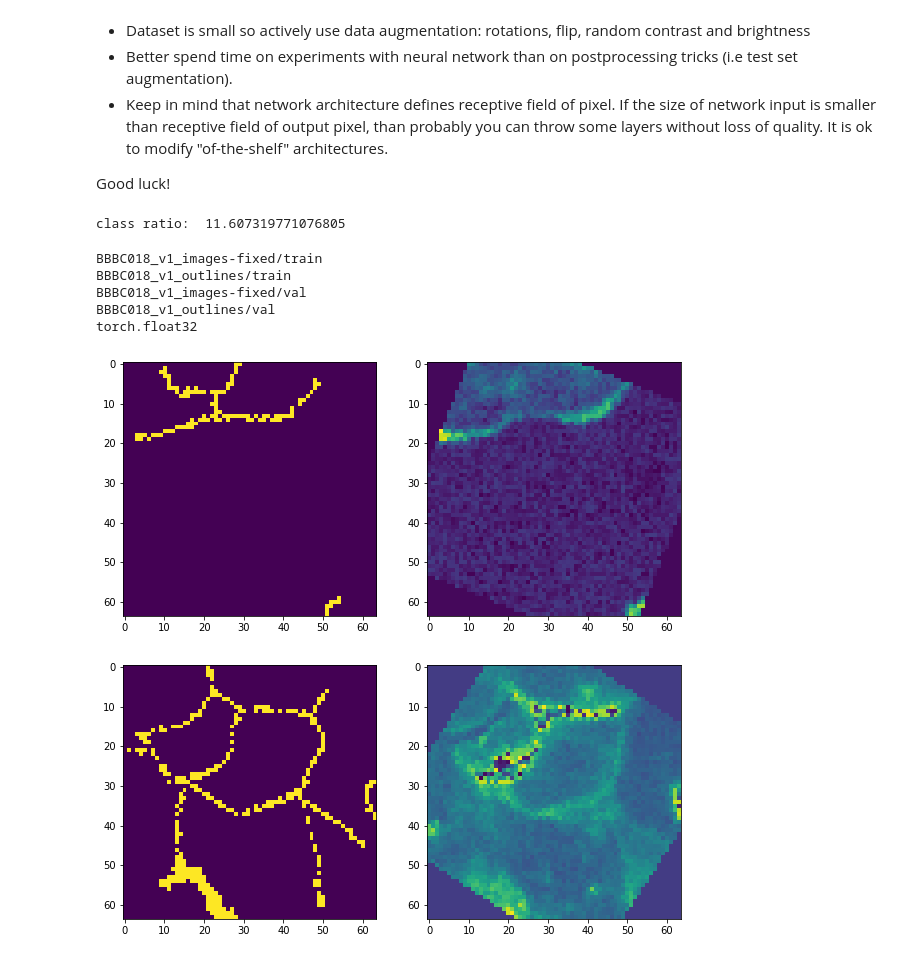
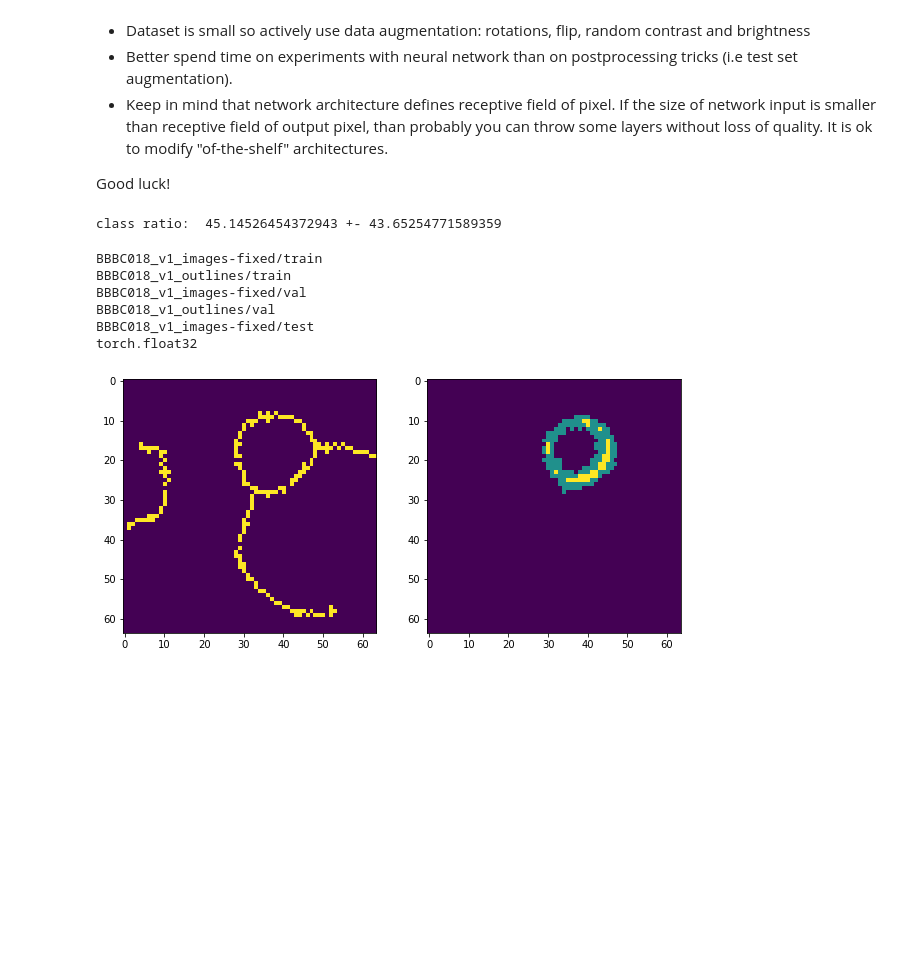
Before and after one commit to dmitrySorokin/Practical_DL, a Jupyter notebook: homework03/homework03_part1_both.ipynb, the cells around one changed output. Saved outputs shown, nothing was run; the diff lists cells and outputs as text; code cells hidden in the pictures; blank space fills up the shorter version.

```diff
--- a/homework03/homework03_part1_both.ipynb
+++ b/homework03/homework03_part1_both.ipynb
@@ -85,15 +69,16 @@ result = []
 
 for img_name in os.listdir(path):
     img = skimage.img_as_ubyte(skimage.io.imread(os.path.join(path, img_name)))
-    img = target.numpy().reshape(-1)
-    ones = img.sum()
-    zeros = img.shape - ones
+    img = img.reshape(-1)
+    ones = img.sum() / 255
+    zeros = len(img) - ones
     result.append(zeros / ones)
-    assert set(img) == set([0.0, 1.0])
+    # print(result[-1], ' ',set(img))
+    # assert set(img) == set([0, 255])
 
-print('class ratio: ', np.mean(result))
+print('class ratio: ', np.mean(result), '+-', np.std(result))
 # %% [output]
-class ratio:  11.607319771076805
+class ratio:  45.14526454372943 +- 43.65254771589359
 # %%
 import matplotlib.pyplot as plt
 %matplotlib inline
@@ -110,7 +95,7 @@ from IPython import display
 
 class CustomDataset(Dataset):
     def __init__(self, source_path, target_path, train):
-        self.source_imgs = self.load(source_path, lambda x: skimage.color.rgb2gray(x))
+        self.source_imgs = self.load(source_path)#, lambda x: skimage.color.rgb2gray(x))
         self.target_imgs = self.load(target_path)
         self.img_names = list(self.source_imgs.keys())
         self.transform = self.train_transform if train else self.test_transform
@@ -145,7 +130,7 @@ class CustomDataset(Dataset):
         # Random rotation
         angle = np.random.rand() * 360
 
-        image = image.rotate(angle, fillcolor=0.1466)
+        image = image.rotate(angle)#, fillcolor=0.1466)
         mask = mask.rotate(angle)
 
         # Random horizontal flipping
@@ -168,40 +153,64 @@ class CustomDataset(Dataset):
         return TF.to_tensor(image), TF.to_tensor(mask)
 
 
+class TestDataset(Dataset):
+    def __init__(self, source_path):
+        self.source_imgs = self.load(source_path)#, lambda x: skimage.color.rgb2gray(x))
+        self.img_names = list(self.source_imgs.keys())
+
+    def __getitem__(self, index):
+        return TF.to_tensor(self.source_imgs[self.img_names[index]]), self.img_names[index]
+
+    def __len__(self):  # return count of sample we have
+        return len(self.source_imgs)
+
+    def load(self, path, img_transform=lambda x: x):
+        print(path)
+        imgs = {}
+        for img_name in os.listdir(path):
+            imgs[img_name.split('-')[0]] = Image.fromarray(
+                img_transform(
+                    skimage.img_as_ubyte(
+                        skimage.io.imread(os.path.join(path, img_name)
+            ))))
+
+        return imgs
+
+
 train_loader = DataLoader(
     CustomDataset('BBBC018_v1_images-fixed/train', 'BBBC018_v1_outlines/train', True),
-    batch_size=32, shuffle=True)
+    batch_size=64, shuffle=True)
 
 val_loader = DataLoader(
     CustomDataset('BBBC018_v1_images-fixed/val', 'BBBC018_v1_outlines/val', False),
     batch_size=1, shuffle=True)
 
-#train_dataset = torchvision.datasets.ImageFolder('BBBC018_v1_images-fixed', transform=transform_train)
-#val_dataset = torchvision.datasets.ImageFolder('BBBC018_v1_images-fixed/val', transform=transform_train)
-#test_dataset = torchvision.datasets.ImageFolder('BBBC018_v1_images-fixed/test', transform=transform_train)
+test_loader = DataLoader(
+    TestDataset('BBBC018_v1_images-fixed/test'),
+    batch_size=1, shuffle=True)
 
 
 import time
 for source, target in train_loader:
     plt.figure(figsize=(10,8))
     plt.subplot(1,2,2)
     # print(source.shape)
     # print(source.reshape(-1).mean(axis=0))
     plt.imshow(source[0][0])
 
     plt.subplot(1,2,1)
     plt.imshow(target[0][0])
     #display.clear_output(wait=True)
 
 print(source.dtype)
 # %% [output]
 BBBC018_v1_images-fixed/train
 BBBC018_v1_outlines/train
 BBBC018_v1_images-fixed/val
 BBBC018_v1_outlines/val
+BBBC018_v1_images-fixed/test
 torch.float32
-[figure, old version]
+[figure, new version]
-[figure, removed]
 # %%
 """ Parts of the U-Net model """
 
```
Also changed, not shown: parts of 7 cells of this notebook.
